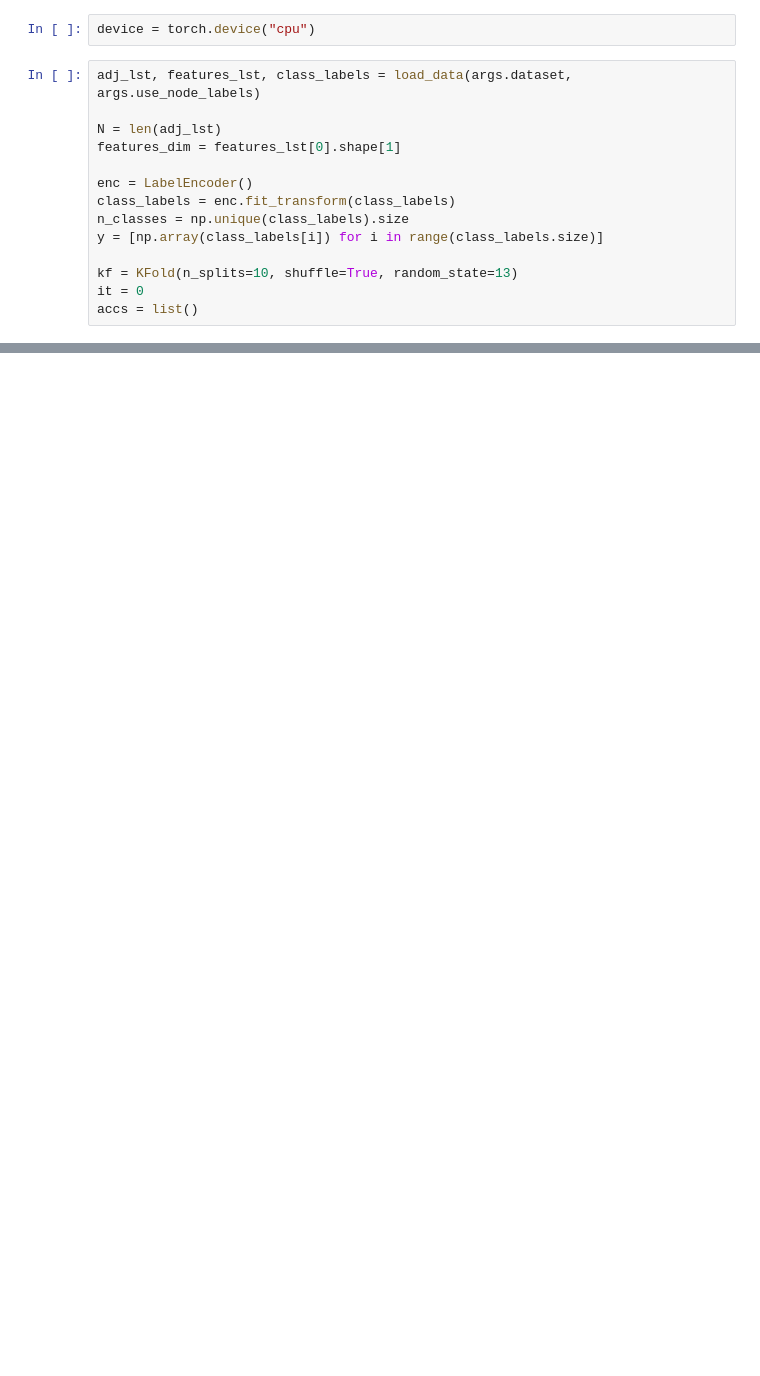
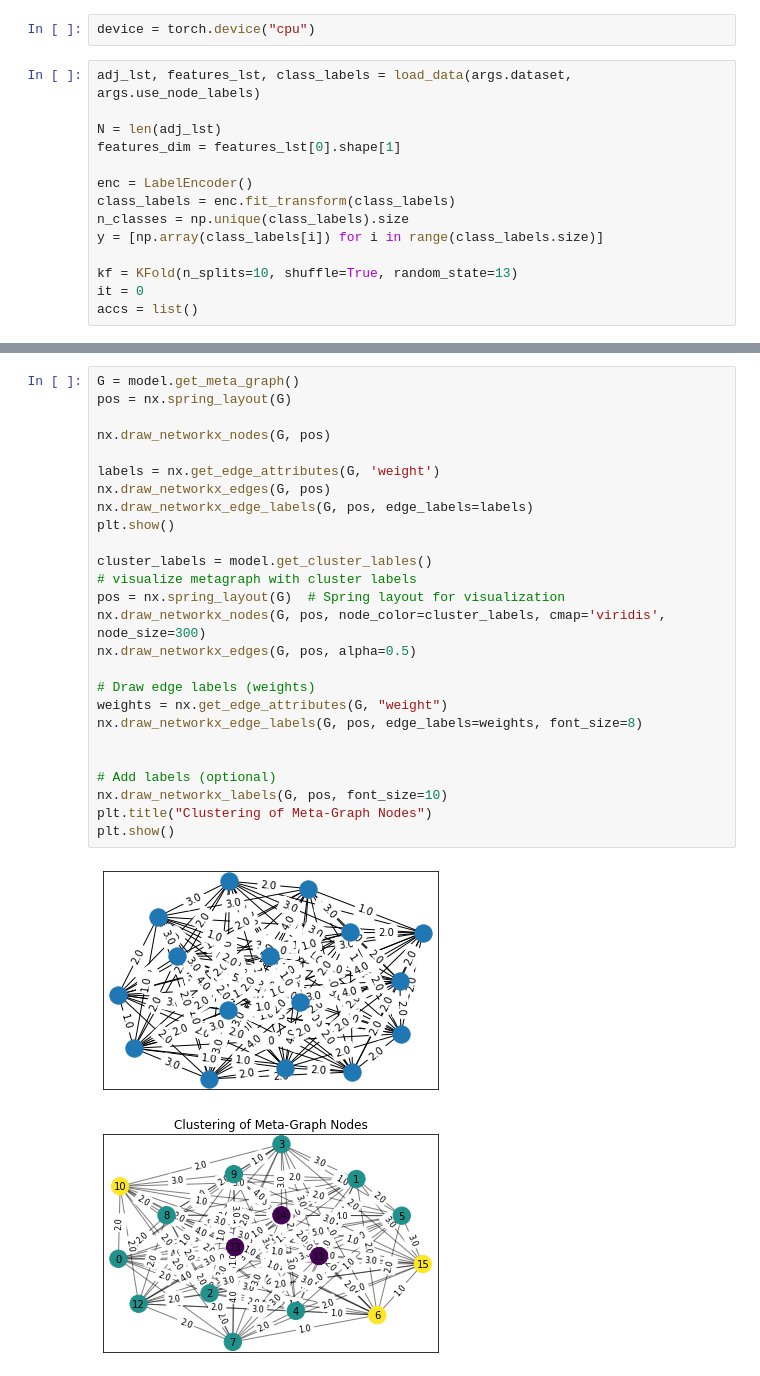
Before and after one commit to huangderful/hrwgnn, a Jupyter notebook: main.ipynb, the cells around one changed output, grey strips where cells are left out. Saved outputs shown, nothing was run; the diff lists cells and outputs as text; blank space fills up the shorter version.

```diff
--- a/main.ipynb
+++ b/main.ipynb
@@ -673,0 +743,29 @@ Hidden Graph 1:
+# %%
+G = model.get_meta_graph()
+pos = nx.spring_layout(G)
+
+nx.draw_networkx_nodes(G, pos)
+
+labels = nx.get_edge_attributes(G, 'weight')
+nx.draw_networkx_edges(G, pos)
+nx.draw_networkx_edge_labels(G, pos, edge_labels=labels)
+plt.show()
+
+cluster_labels = model.get_cluster_lables()
+# visualize metagraph with cluster labels
+pos = nx.spring_layout(G)  # Spring layout for visualization
+nx.draw_networkx_nodes(G, pos, node_color=cluster_labels, cmap='viridis', node_size=300)
+nx.draw_networkx_edges(G, pos, alpha=0.5)
+
+# Draw edge labels (weights)
+weights = nx.get_edge_attributes(G, "weight")
+nx.draw_networkx_edge_labels(G, pos, edge_labels=weights, font_size=8)
+
+
+# Add labels (optional)
+nx.draw_networkx_labels(G, pos, font_size=10)
+plt.title("Clustering of Meta-Graph Nodes")
+plt.show()
+# %% [output]
+[figure, added]
+[figure, added]
```
Also changed, not shown: parts of 6 cells of this notebook, 13 other files.
